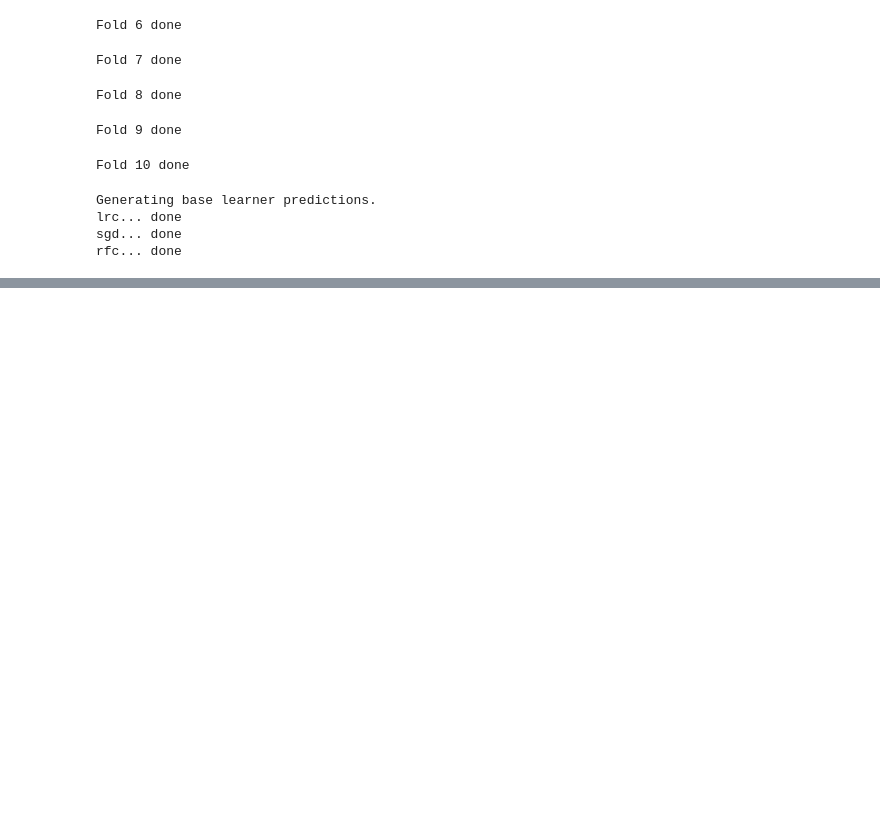
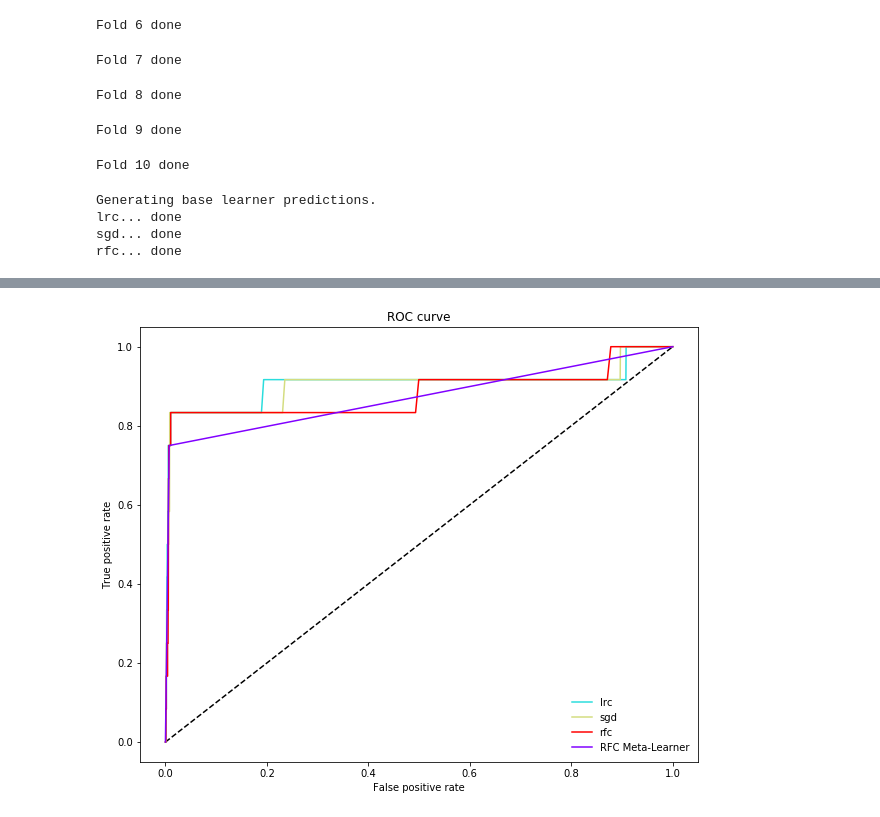
Before and after one commit to yalelikeyale/disease_detection, a Jupyter notebook: final_voting.ipynb, the cells around one changed output, grey strips where cells are left out. Saved outputs shown, nothing was run; the diff lists cells and outputs as text; code cells hidden in the pictures; blank space fills up the shorter version.

```diff
--- a/final_voting.ipynb
+++ b/final_voting.ipynb
@@ -45,6 +45,30 @@ seed = 47
 np.random.seed(seed)
 # %%
 X_train, X_test, y_train, y_test = train_test_split(X, y, test_size=0.25, random_state=seed)
+# %%
+from sklearn.metrics import roc_curve
+
+def plot_roc_curve(ytest, P_base_learners, P_ensemble, labels, ens_label):
+    """Plot the roc curve for base learners and ensemble."""
+    plt.figure(figsize=(10, 8))
+    plt.plot([0, 1], [0, 1], 'k--')
+
+    cm = [plt.cm.rainbow(i)
+      for i in np.linspace(0, 1.0, P_base_learners.shape[1] + 1)]
+
+    for i in range(P_base_learners.shape[1]):
+        p = P_base_learners[:, i]
+        fpr, tpr, _ = roc_curve(ytest, p)
+        plt.plot(fpr, tpr, label=labels[i], c=cm[i + 1])
+
+    fpr, tpr, _ = roc_curve(ytest, P_ensemble)
+    plt.plot(fpr, tpr, label=ens_label, c=cm[0])
+
+    plt.xlabel('False positive rate')
+    plt.ylabel('True positive rate')
+    plt.title('ROC curve')
+    plt.legend(frameon=False)
+    plt.show()
 # %%
 def get_models():
     lrc = LogisticRegression(C=10, class_weight='balanced', random_state=seed)
@@ -125,7 +149,7 @@ meta_rfc = RandomForestClassifier(
     max_features=2,
     class_weight={0:0.01, 1:0.99})
 # %%
-weak_learners, meta_learner = stacking(get_models(), meta_rfc, X, y, KFold(n_splits=10, random_state=seed))
+weak_learners, meta_learner = stacking(get_models(), meta_rfc, X_train, y_train, KFold(n_splits=10, random_state=seed))
 # %% [output]
 Fitting final base learners...
 done
@@ -140,7 +164,7 @@ Fold 8 done
 Fold 9 done
 Fold 10 done
 # %%
-P, y_pred = ensemble_predict(weak_learners, meta_learner, F_test)
+P, y_pred = ensemble_predict(weak_learners, meta_learner, X_test)
 # %% [output]
 Generating base learner predictions.
 lrc... done
@@ -180,0 +188,4 @@ roc_auc_score(y_test, y_pred)
+# %%
+plot_roc_curve(y_test, test.values, y_pred, test.columns, "RFC Meta-Learner")
+# %% [output]
+[figure, added]
```
Also changed, not shown: parts of 8 cells of this notebook.
